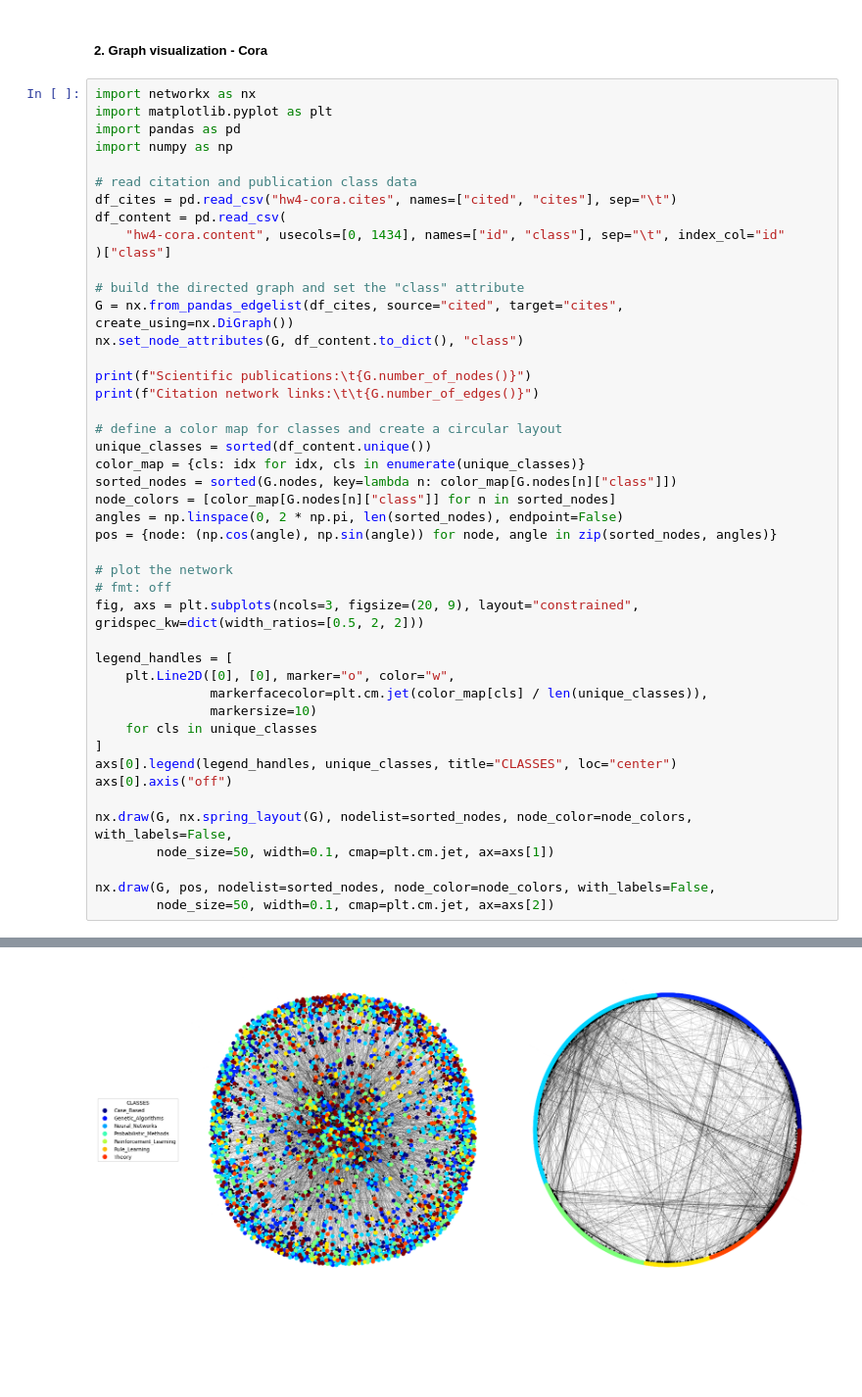
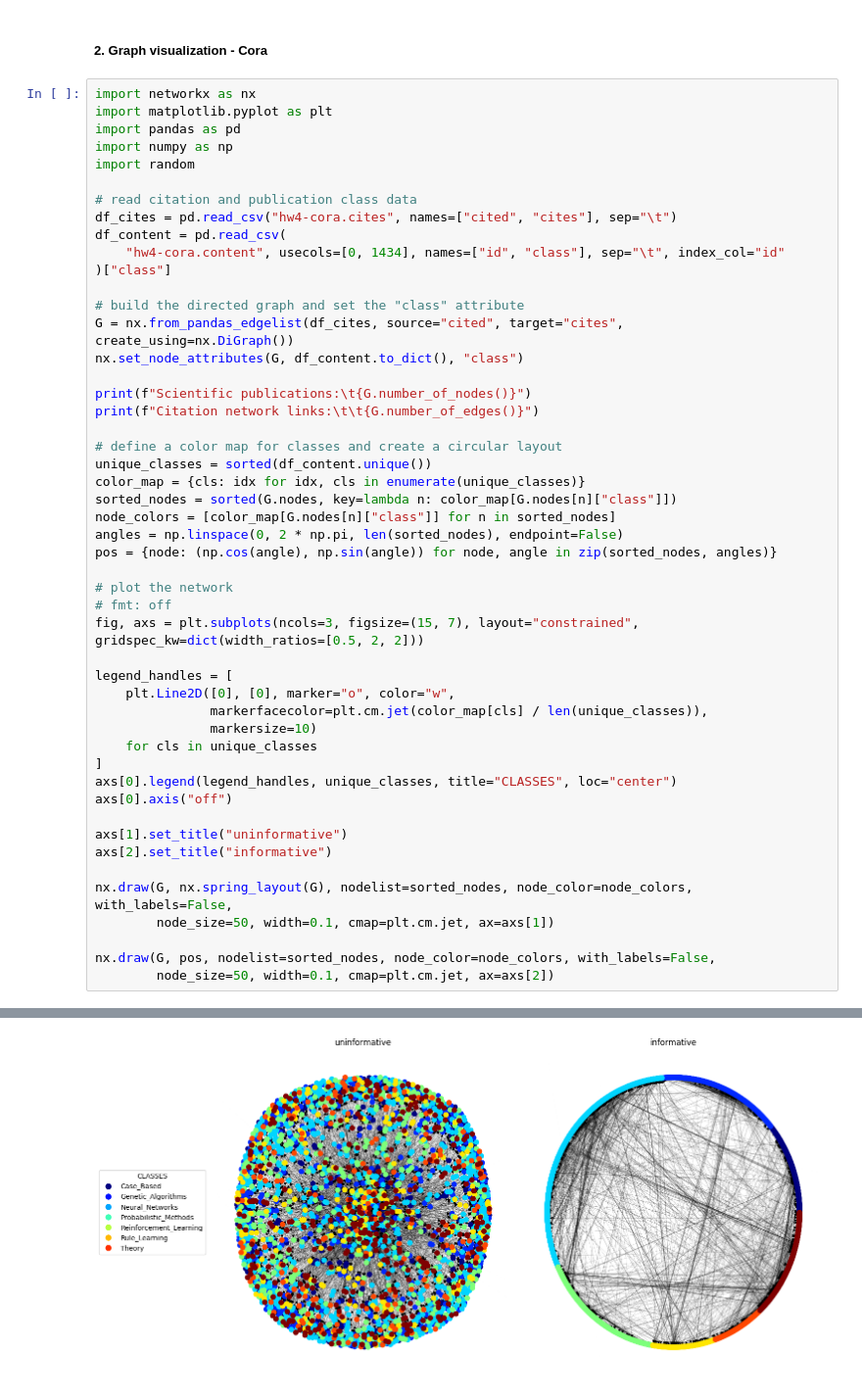
Before and after one commit to griegner/dsc190, a Jupyter notebook: homework/hw4.ipynb, the cells around one changed output, grey strips where cells are left out. Shown at 98% size. Cells and saved outputs as stored; diff of their text form; blank space fills up the shorter version.

```diff
--- a/homework/hw4.ipynb
+++ b/homework/hw4.ipynb
@@ -17,6 +17,7 @@ import networkx as nx
 import matplotlib.pyplot as plt
 import pandas as pd
 import numpy as np
+import random
 
 # read citation and publication class data
 df_cites = pd.read_csv("hw4-cora.cites", names=["cited", "cites"], sep="\t")
@@ -32,32 +33,35 @@ print(f"Scientific publications:\t{G.number_of_nodes()}")
 print(f"Citation network links:\t\t{G.number_of_edges()}")
 
 # define a color map for classes and create a circular layout
 unique_classes = sorted(df_content.unique())
 color_map = {cls: idx for idx, cls in enumerate(unique_classes)}
 sorted_nodes = sorted(G.nodes, key=lambda n: color_map[G.nodes[n]["class"]])
 node_colors = [color_map[G.nodes[n]["class"]] for n in sorted_nodes]
 angles = np.linspace(0, 2 * np.pi, len(sorted_nodes), endpoint=False)
 pos = {node: (np.cos(angle), np.sin(angle)) for node, angle in zip(sorted_nodes, angles)}
 
 # plot the network
 # fmt: off
-fig, axs = plt.subplots(ncols=3, figsize=(20, 9), layout="constrained",  gridspec_kw=dict(width_ratios=[0.5, 2, 2]))
+fig, axs = plt.subplots(ncols=3, figsize=(15, 7), layout="constrained",  gridspec_kw=dict(width_ratios=[0.5, 2, 2]))
 
 legend_handles = [
     plt.Line2D([0], [0], marker="o", color="w",
                markerfacecolor=plt.cm.jet(color_map[cls] / len(unique_classes)),
                markersize=10)
     for cls in unique_classes
 ]
 axs[0].legend(legend_handles, unique_classes, title="CLASSES", loc="center")
 axs[0].axis("off")
 
+axs[1].set_title("uninformative")
+axs[2].set_title("informative")
+
 nx.draw(G, nx.spring_layout(G), nodelist=sorted_nodes, node_color=node_colors, with_labels=False,
         node_size=50, width=0.1, cmap=plt.cm.jet, ax=axs[1])
 
 nx.draw(G, pos, nodelist=sorted_nodes, node_color=node_colors, with_labels=False,
         node_size=50, width=0.1, cmap=plt.cm.jet, ax=axs[2])
 # %% [output]
 Scientific publications:        2708
 Citation network links:         5429
-[figure, old version]
+[figure, new version]
```
Also changed, not shown: parts of 5 cells of this notebook.
